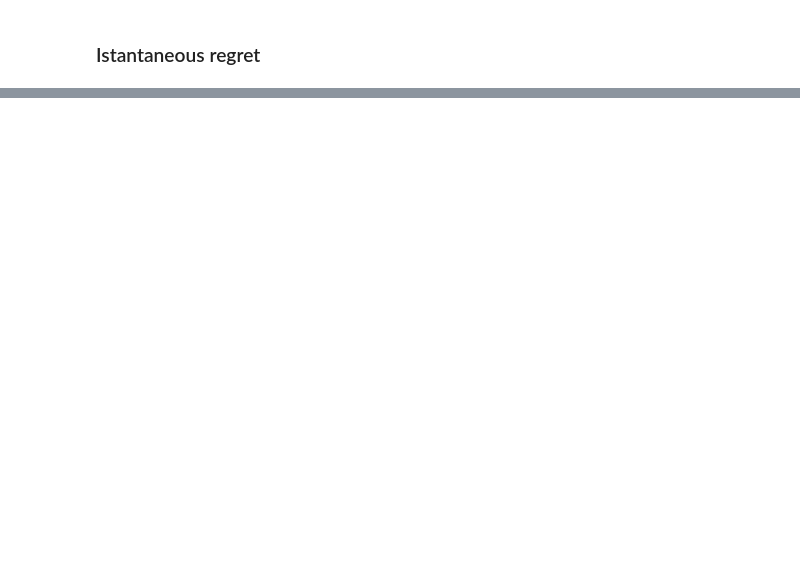
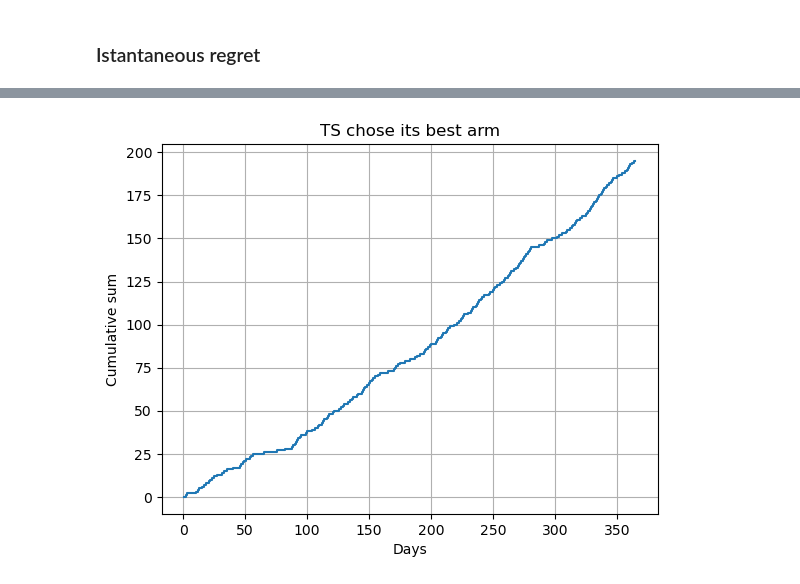
Before and after one commit to MatteoPancini/Online-Pricing-and-Advertising-Optimization-Project, a Jupyter notebook: Project-Pricing-Advertising-2022-2023/1_Learning_for_Pricing_2_Version.ipynb, the cells around one changed output, grey strips where cells are left out. Saved outputs shown, nothing was run; the diff lists cells and outputs as text; code cells hidden in the pictures; blank space fills up the shorter version.

```diff
--- a/Project-Pricing-Advertising-2022-2023/1_Learning_for_Pricing_2_Version.ipynb
+++ b/Project-Pricing-Advertising-2022-2023/1_Learning_for_Pricing_2_Version.ipynb
@@ -154,0 +185,13 @@ plt.show()
+# %%
+int_list = [int(b) for b in ts_chose_3]
+cumulative_sum = np.cumsum(int_list)
+
+# Plot cumulative sum as a step plot
+plt.step(range(1, len(cumulative_sum) + 1), cumulative_sum)
+plt.xlabel('Days')
+plt.ylabel('Cumulative sum')
+plt.title('TS chose its best arm')
+plt.grid()
+plt.show()
+# %% [output]
+[figure, added]
```
Also changed, not shown: parts of 8 cells of this notebook, 1 other file.
